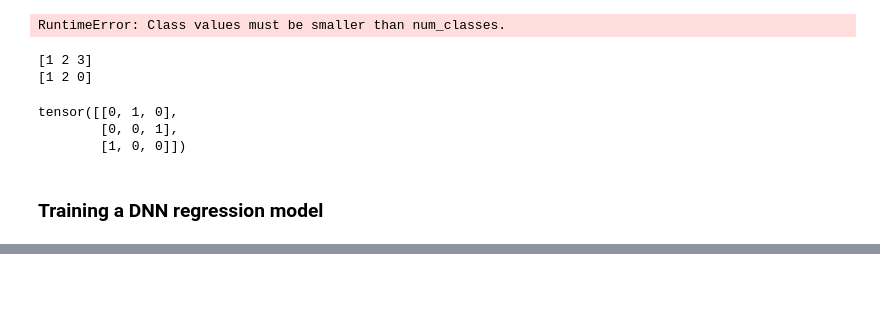
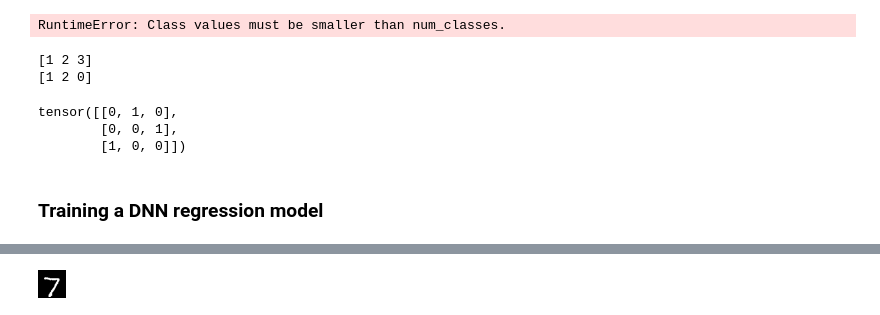
Before and after one commit to dev-SR/Deep-Learning, a Jupyter notebook: 03-pytorch-in-depth/torch_workflow.ipynb, the cells around one changed output, grey strips where cells are left out. Cells and saved outputs as stored; diff of their text form; code cells hidden in the pictures; blank space fills up the shorter version.

```diff
--- a/03-pytorch-in-depth/torch_workflow.ipynb
+++ b/03-pytorch-in-depth/torch_workflow.ipynb
@@ -655,0 +667,4 @@ Epoch 180  Loss 5.8209
+# %%
+from datasets import load_dataset
+
+dataset = load_dataset("mnist")
@@ -655,0 +674,4 @@ Epoch 180  Loss 5.8209
+# %%
+dataset["test"]["image"][0]
+# %% [output]
+[figure, added]
```
Also changed, not shown: parts of 19 cells of this notebook, 12 other files.
